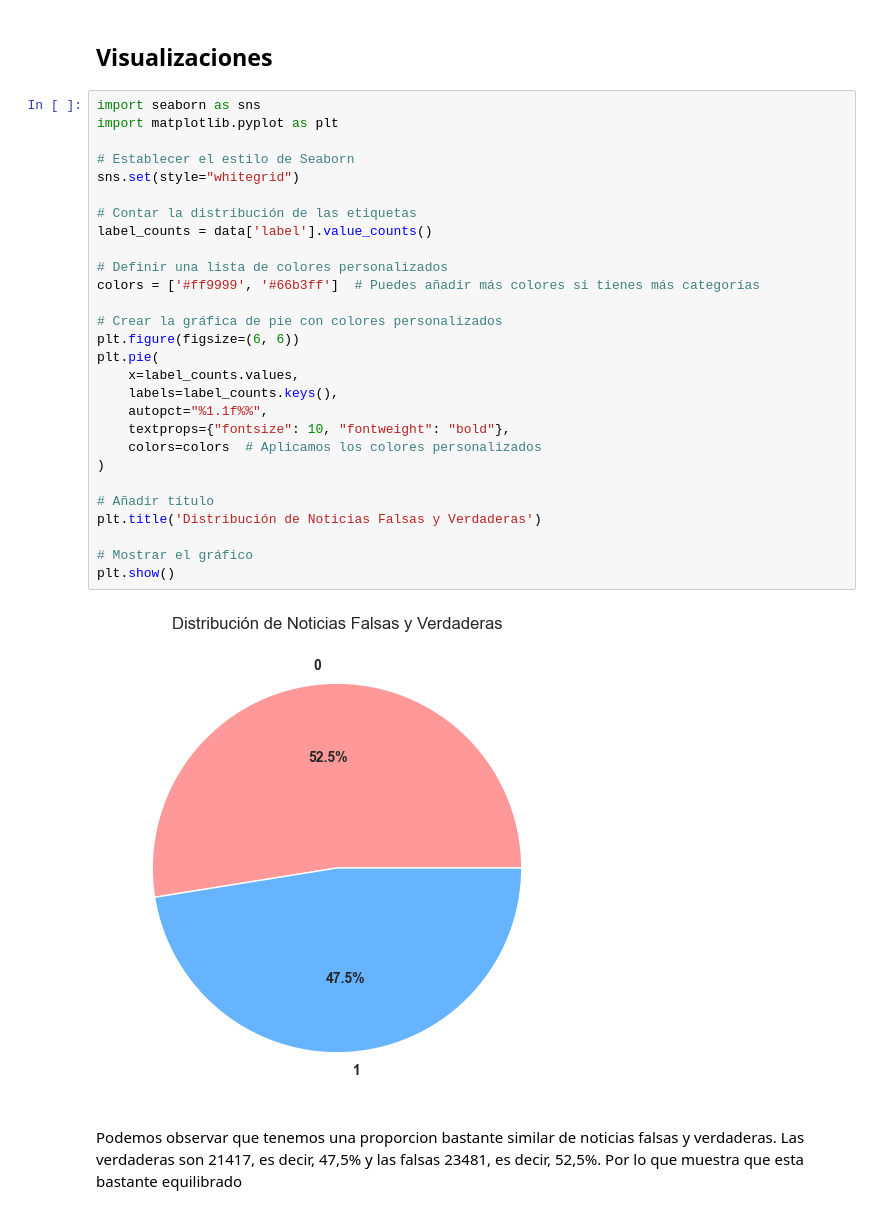
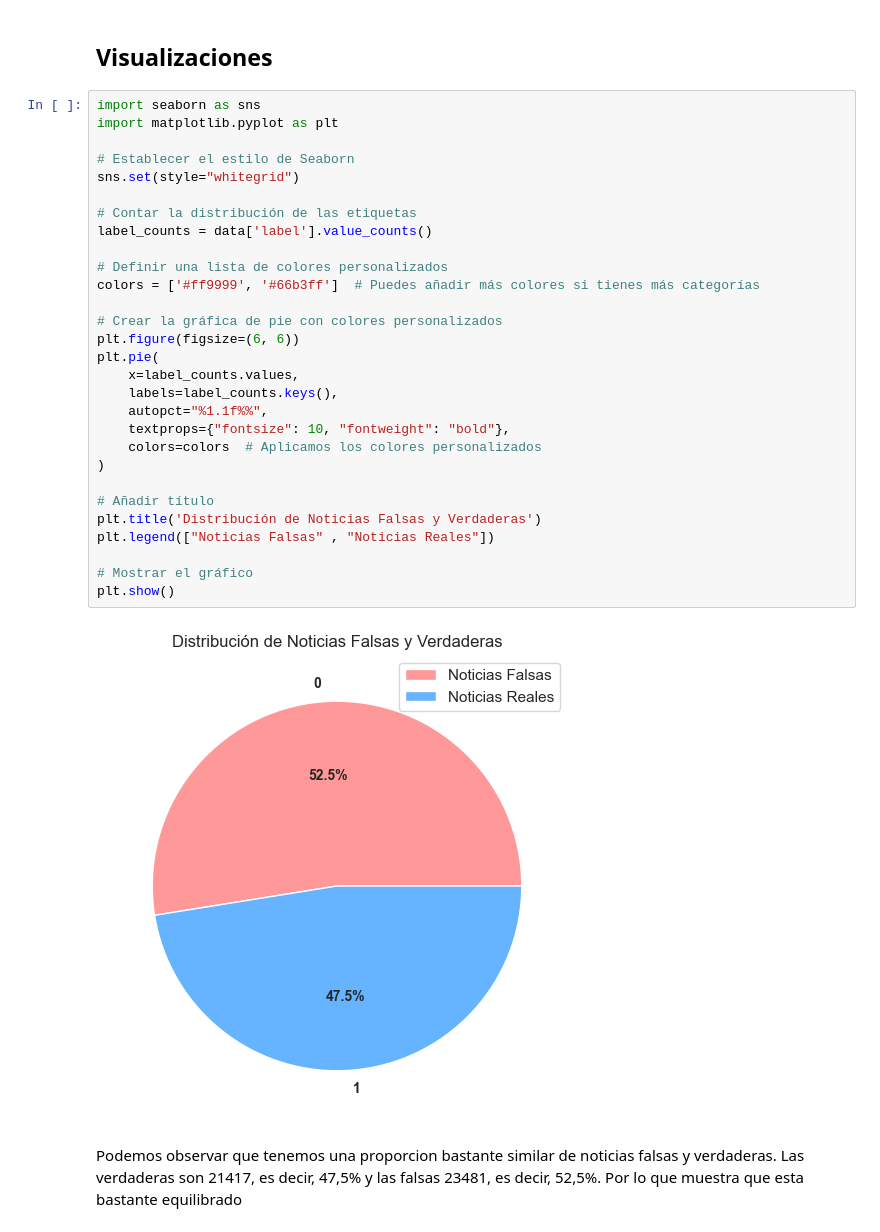
Before and after one commit to IsabelRomoBru/proyecto_machine_learning_Fake_News, a Jupyter notebook: notebooks/EDA.ipynb, the cells around one changed output. Saved outputs shown, nothing was run; the diff lists cells and outputs as text.

```diff
--- a/notebooks/EDA.ipynb
+++ b/notebooks/EDA.ipynb
@@ -235,33 +232,34 @@ Hace el texto más adecuado para análisis computacional
 # %%
 import seaborn as sns
 import matplotlib.pyplot as plt
 
 # Establecer el estilo de Seaborn
 sns.set(style="whitegrid")
 
 # Contar la distribución de las etiquetas
 label_counts = data['label'].value_counts()
 
 # Definir una lista de colores personalizados
 colors = ['#ff9999', '#66b3ff']  # Puedes añadir más colores si tienes más categorías
 
 # Crear la gráfica de pie con colores personalizados
 plt.figure(figsize=(6, 6))
 plt.pie(
     x=label_counts.values,
     labels=label_counts.keys(),
     autopct="%1.1f%%",
     textprops={"fontsize": 10, "fontweight": "bold"},
     colors=colors  # Aplicamos los colores personalizados
 )
 
 # Añadir título
 plt.title('Distribución de Noticias Falsas y Verdaderas')
+plt.legend(["Noticias Falsas" , "Noticias Reales"])
 
 # Mostrar el gráfico
 plt.show()
 # %% [output]
-[figure, old version]
+[figure, new version]
 # %% [markdown]
 Podemos observar que tenemos una proporcion bastante similar de noticias falsas y verdaderas. Las verdaderas son 21417, es decir, 47,5% y las falsas 23481, es decir, 52,5%. Por lo que muestra que esta bastante equilibrado
 # %%
```
Also changed, not shown: parts of 20 cells of this notebook.
